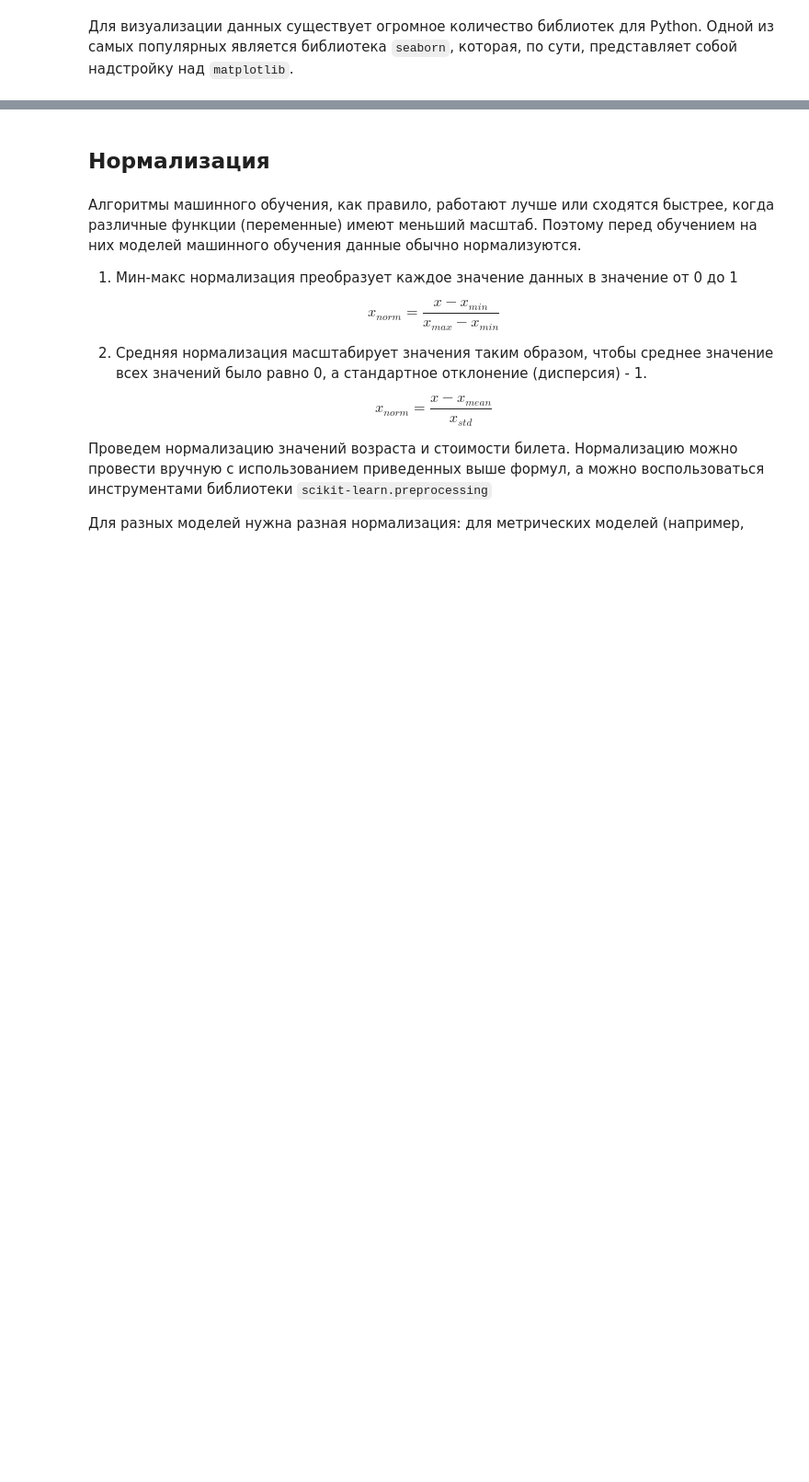
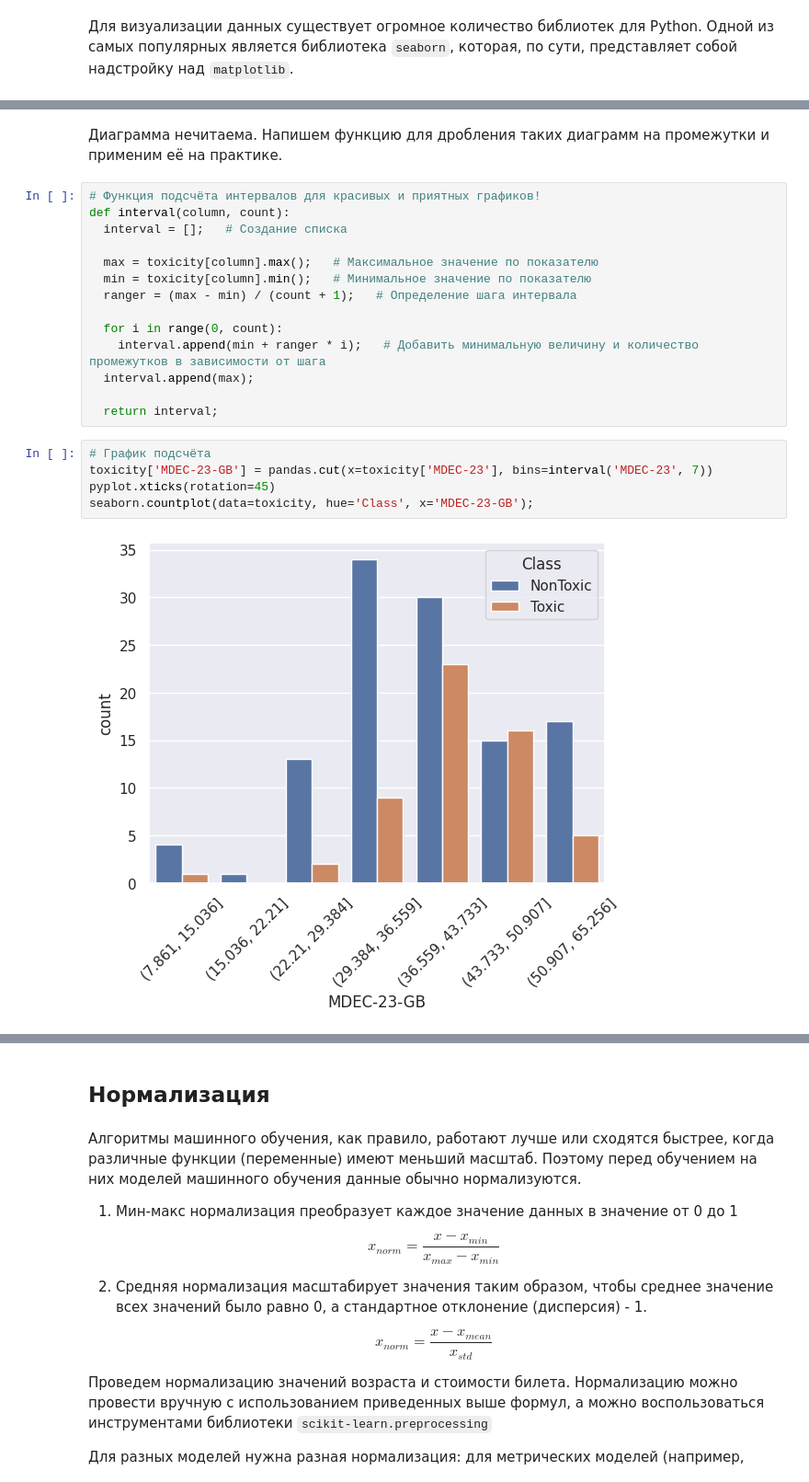
Before and after one commit to namespaceStedd/atanalize, a Jupyter notebook: 2. Data preprocessing.ipynb, the cells around one changed output, grey strips where cells are left out. Shown at 92% size. Saved outputs shown, nothing was run; the diff lists cells and outputs as text; blank space fills up the shorter version.

Commit message:
Добавление комментирующего голоса за кадром и исправленных графиков тоже

```diff
--- a/2. Data preprocessing.ipynb
+++ b/2. Data preprocessing.ipynb
@@ -429,0 +348,23 @@ sns.pairplot(train, kind="scatter", hue="Survived");
+# %% [markdown]
+Диаграмма нечитаема. Напишем функцию для дробления таких диаграмм на промежутки и применим её на практике.
+# %%
+# Функция подсчёта интервалов для красивых и приятных графиков!
+def interval(column, count):
+  interval = [];   # Создание списка
+
+  max = toxicity[column].max();   # Максимальное значение по показателю
+  min = toxicity[column].min();   # Минимальное значение по показателю
+  ranger = (max - min) / (count + 1);   # Определение шага интервала
+
+  for i in range(0, count):
+    interval.append(min + ranger * i);   # Добавить минимальную величину и количество промежутков в зависимости от шага
+  interval.append(max);
+
+  return interval;
+# %%
+# График подсчёта
+toxicity['MDEC-23-GB'] = pandas.cut(x=toxicity['MDEC-23'], bins=interval('MDEC-23', 7))
+pyplot.xticks(rotation=45)
+seaborn.countplot(data=toxicity, hue='Class', x='MDEC-23-GB');
+# %% [output]
+[figure, added]
```
Also changed, not shown: parts of 74 cells of this notebook.
